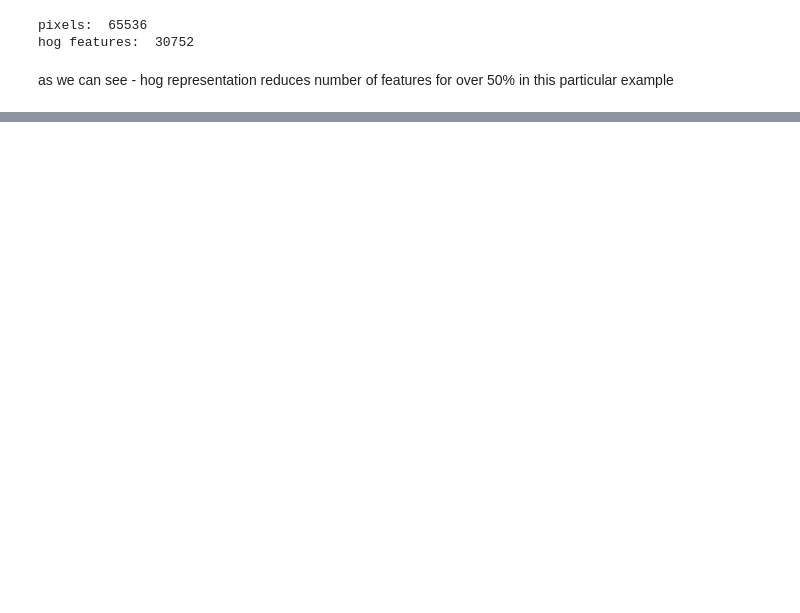
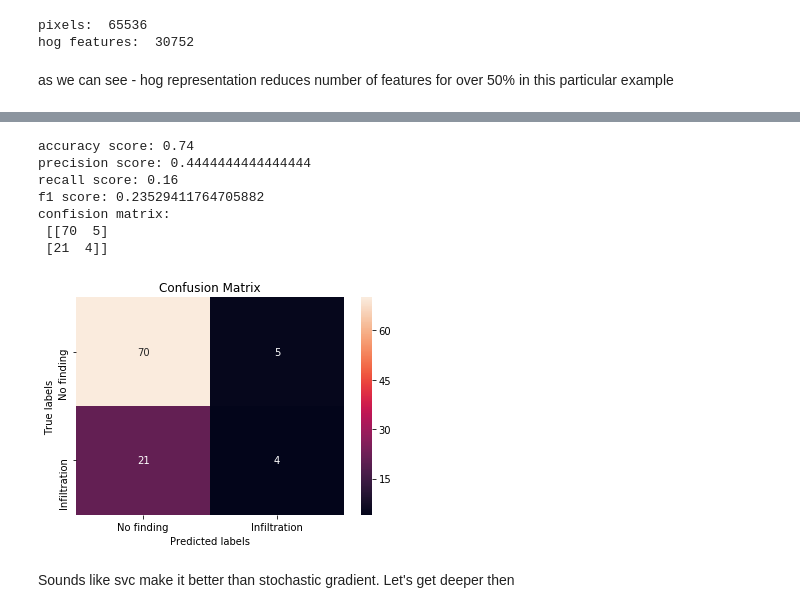
Before and after one commit to Ro6ertWcislo/rtgClassification, a Jupyter notebook: rtg.ipynb, the cells around one changed output, grey strips where cells are left out. Saved outputs shown, nothing was run; the diff lists cells and outputs as text; code cells hidden in the pictures; blank space fills up the shorter version.

```diff
--- a/rtg.ipynb
+++ b/rtg.ipynb
@@ -220,0 +347,35 @@ ValueError: ctypes objects containing pointers cannot be pickled
+# %%
+from sklearn.pipeline import Pipeline
+from sklearn.model_selection import GridSearchCV
+from sklearn import svm
+
+
+HOG_pipeline = Pipeline([
+    ('hogify', HogTransformer(
+        pixels_per_cell=(8, 8),
+        cells_per_block=(2,2),
+        orientations=9,
+        block_norm='L2-Hys')
+    ),
+    ('scalify', StandardScaler()),
+    ('classify', SGDClassifier(random_state=42, max_iter=1000, tol=1e-3))
+])
+
+
+param_grid = [
+    {'hogify__orientations': [9],
+     'hogify__cells_per_block': [(3, 3)],
+     'hogify__pixels_per_cell': [(8, 8), (14, 14)],
+     'classify': [
+         SGDClassifier(random_state=42, max_iter=1000, tol=1e-3),
+         svm.SVC(kernel='linear')]}
+]
+
+grid_search = GridSearchCV(HOG_pipeline,
+                           param_grid,
+                           cv=3,
+                           n_jobs=8,
+                           scoring='accuracy',
+                           verbose=1,
+                           return_train_score=True)
+grid_res = grid_search.fit(X_train, y_train)
@@ -220,0 +421,14 @@ ValueError: ctypes objects containing pointers cannot be pickled
+# %%
+res = grid_res.predict(X_test)
+evaluate(y_test,res)
+# %% [output]
+accuracy score: 0.74
+precision score: 0.4444444444444444
+recall score: 0.16
+f1 score: 0.23529411764705882
+confision matrix:
+ [[70  5]
+ [21  4]]
+[figure, added]
+# %% [markdown]
+Sounds like svc make it better than stochastic gradient. Let's get deeper then
```
Also changed, not shown: parts of 24 cells of this notebook.
